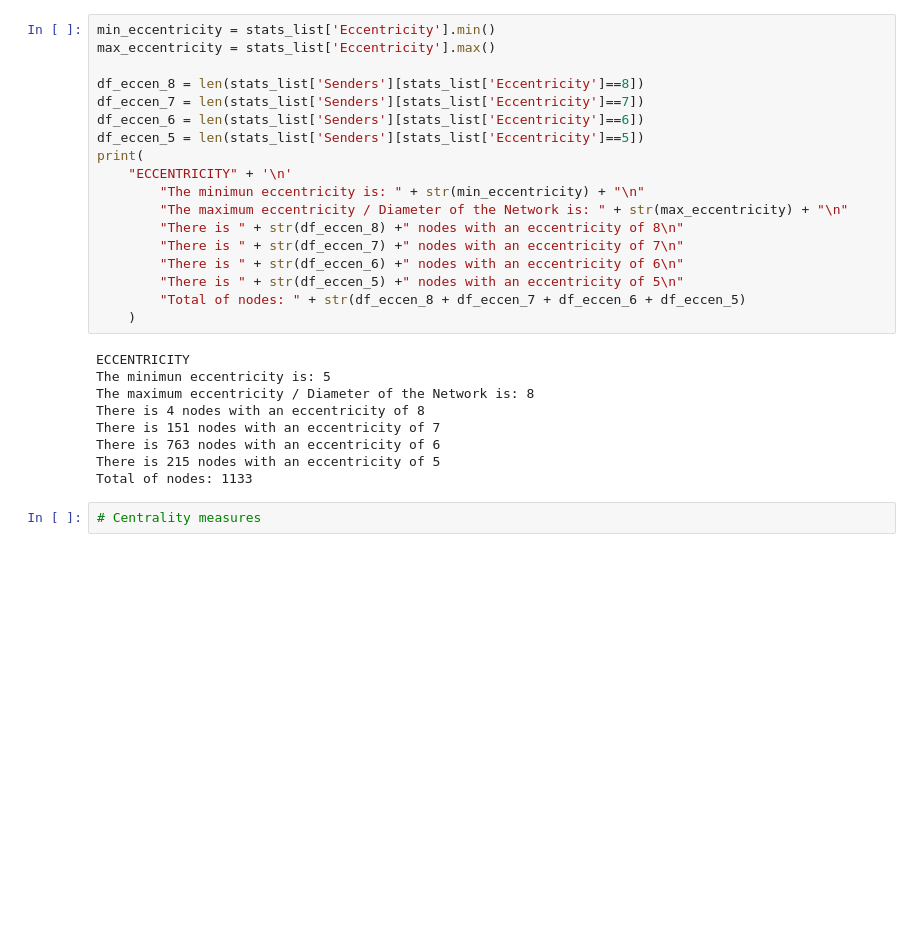
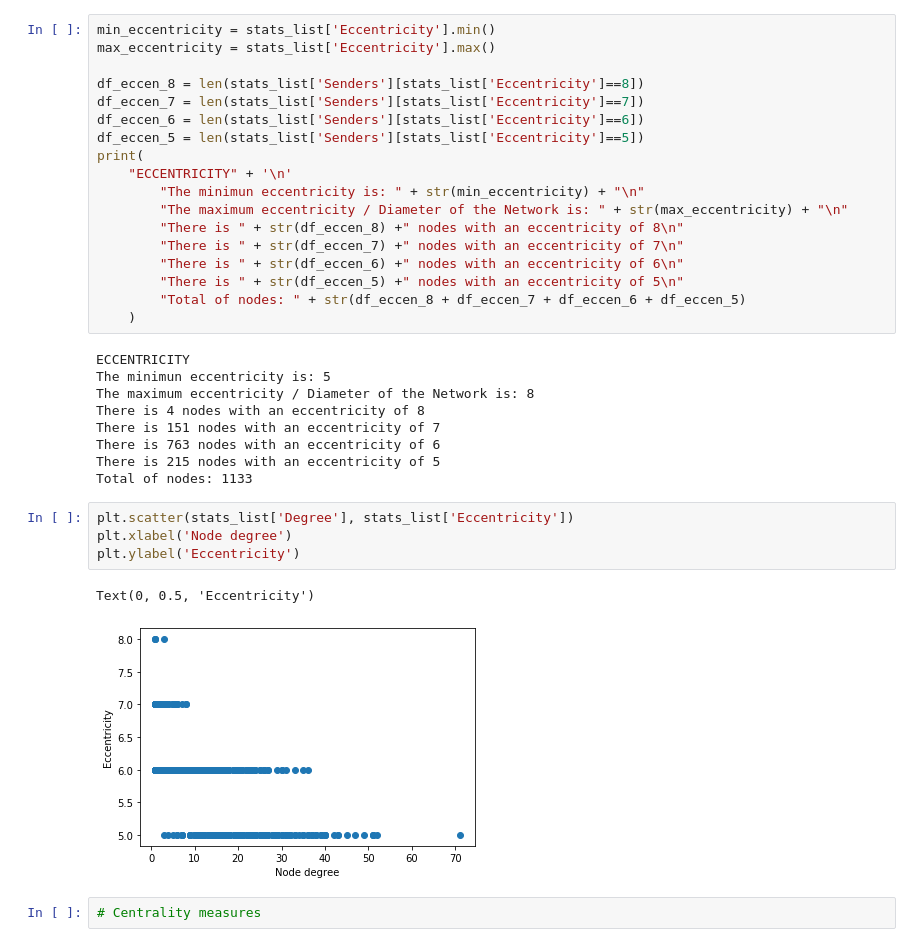
Before and after one commit to Rjfmade/Email-Network-Analysis, a Jupyter notebook: jupyter-notebook/Email_Data_Visualization.ipynb, the cells around one changed output. Cells and saved outputs as stored; diff of their text form; blank space fills up the shorter version.

Commit message:
Adding 'to degree' images

```diff
--- a/jupyter-notebook/Email_Data_Visualization.ipynb
+++ b/jupyter-notebook/Email_Data_Visualization.ipynb
@@ -145,6 +145,13 @@ There is 151 nodes with an eccentricity of 7
 There is 763 nodes with an eccentricity of 6
 There is 215 nodes with an eccentricity of 5
 Total of nodes: 1133
+# %%
+plt.scatter(stats_list['Degree'], stats_list['Eccentricity'])
+plt.xlabel('Node degree')
+plt.ylabel('Eccentricity')
+# %% [output]
+Text(0, 0.5, 'Eccentricity')
+[figure, added]
 # %%
 # Centrality measures
 # %%
```
Also changed, not shown: parts of 3 cells of this notebook, 3 other files.
